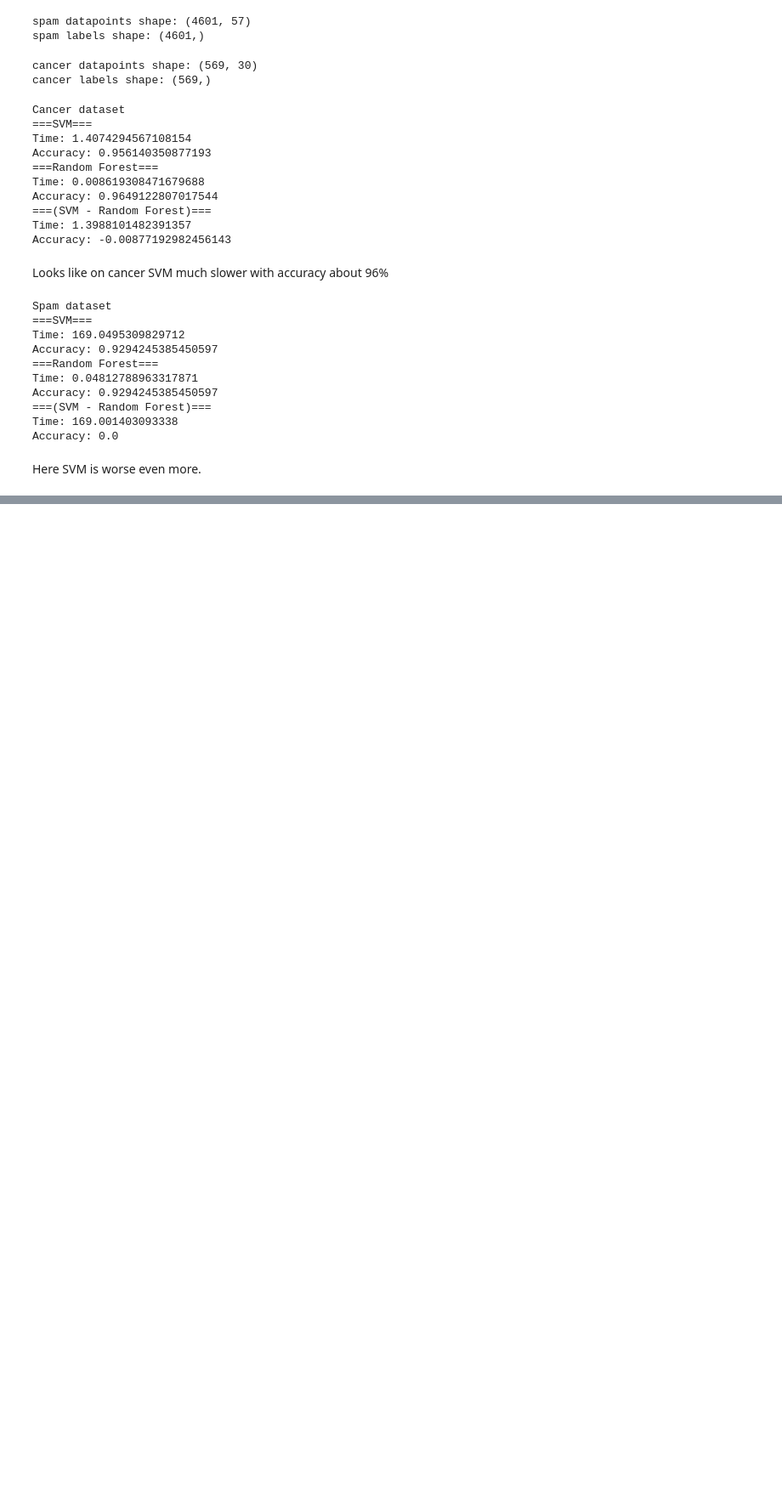
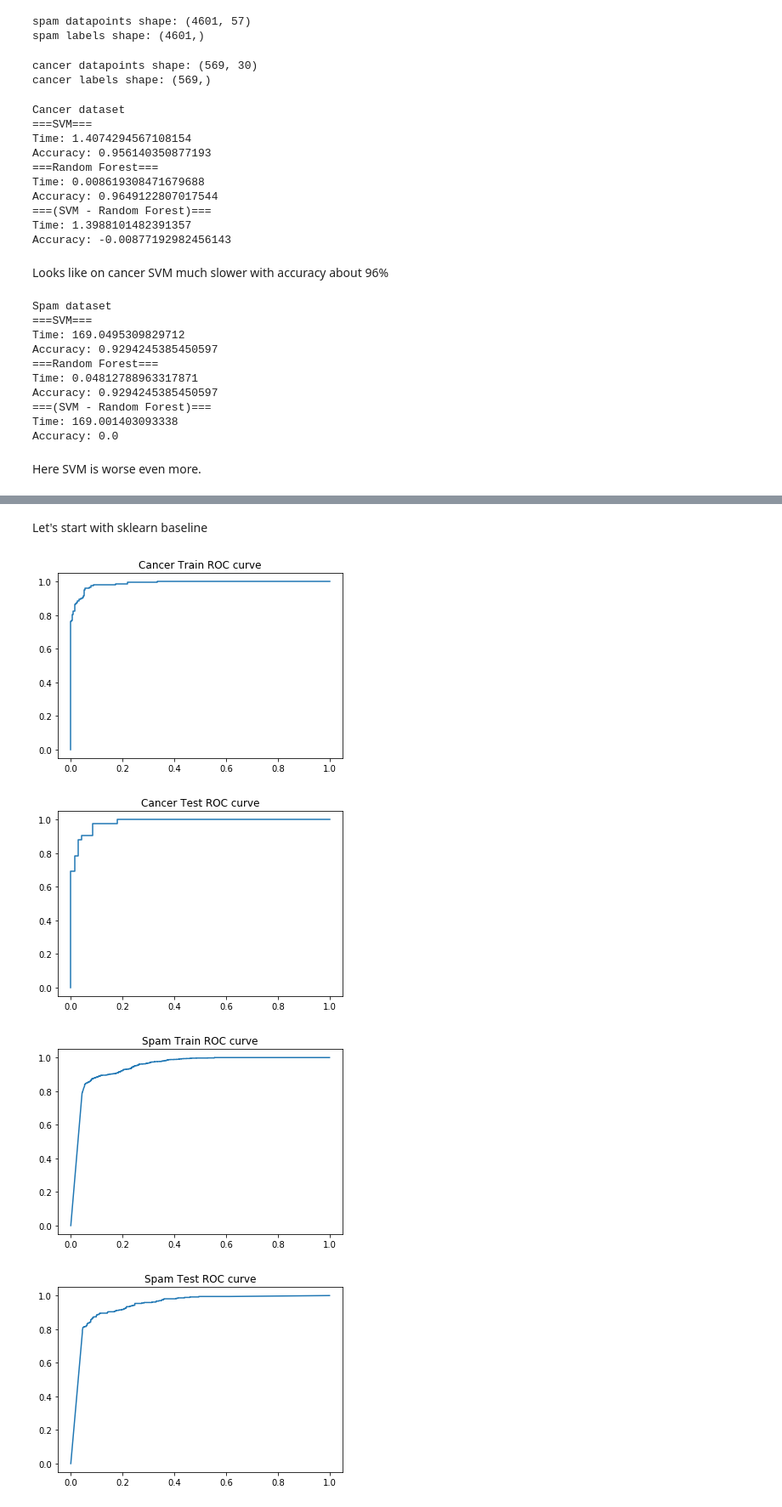
Before and after one commit to RamSaw/MachineLearning, a Jupyter notebook: hw03/hw03.ipynb, the cells around one changed output, grey strips where cells are left out. Shown at 85% size. Cells and saved outputs as stored; diff of their text form; code cells hidden in the pictures; blank space fills up the shorter version.

```diff
--- a/hw03/hw03.ipynb
+++ b/hw03/hw03.ipynb
@@ -201,0 +212,24 @@ Here SVM is worse even more.
+# %%
+def draw_roc_curve(clf, X, y, label, positive_label, positive_label_index):
+    fpr, tpr, _ = roc_curve(y, clf.predict_proba(X)[:, positive_label_index], pos_label=positive_label)
+    plt.plot(fpr, tpr)
+    plt.title(label + " ROC curve")
+    plt.show()
+# %% [markdown]
+Let's start with sklearn baseline
+# %%
+def conduct_roc_curve_experiment_for_classifier(clf):
+    clf.fit(cancer_X_train, cancer_y_train)
+    draw_roc_curve(clf, cancer_X_train, cancer_y_train, "Cancer Train", 'M', 1)
+    draw_roc_curve(clf, cancer_X_val, cancer_y_val, "Cancer Test", 'M', 1)
+
+    clf.fit(spam_X_train, spam_y_train)
+    draw_roc_curve(clf, spam_X_train, spam_y_train, "Spam Train", 1, 1)
+    draw_roc_curve(clf, spam_X_val, spam_y_val, "Spam Test", 1, 1)
+# %%
+conduct_roc_curve_experiment_for_classifier(GaussianNB())
+# %% [output]
+[figure, added]
+[figure, added]
+[figure, added]
+[figure, added]
```
Also changed, not shown: parts of 5 cells of this notebook.
